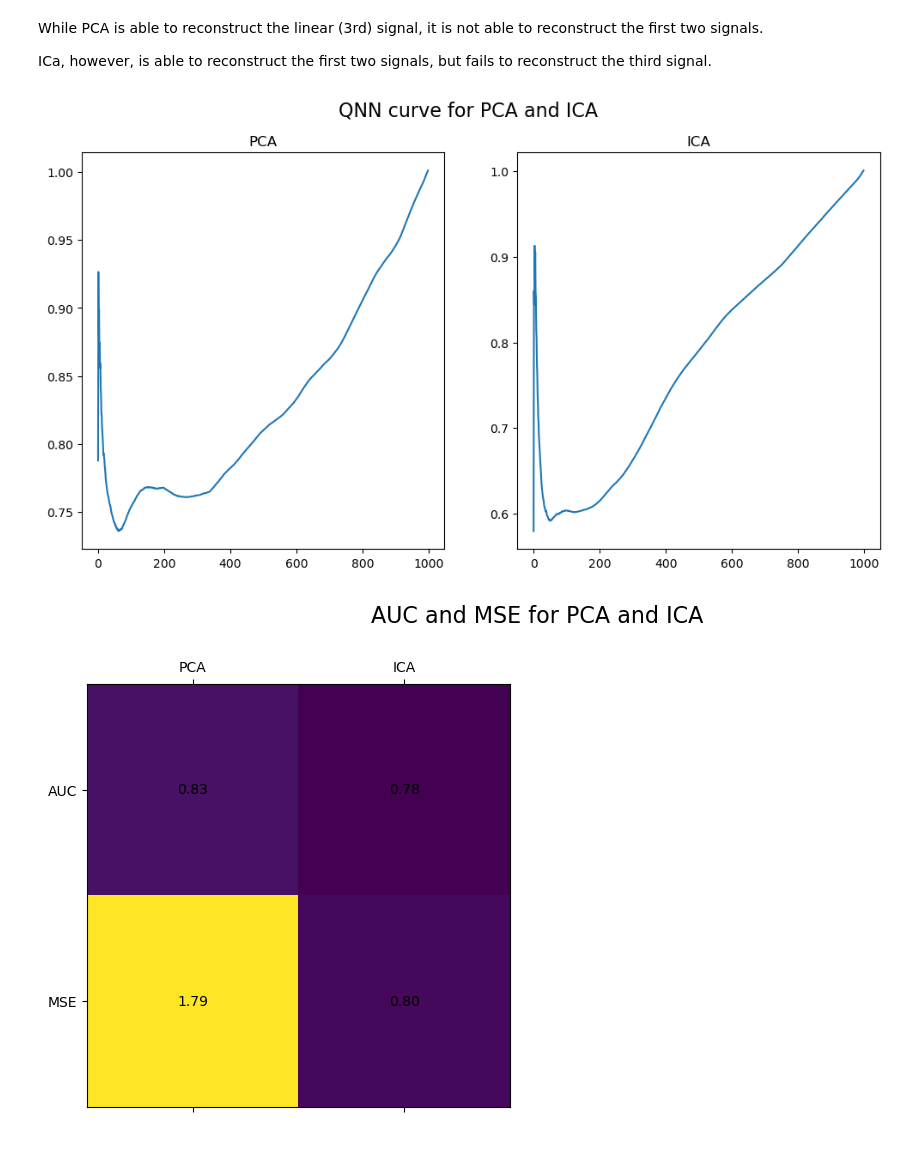
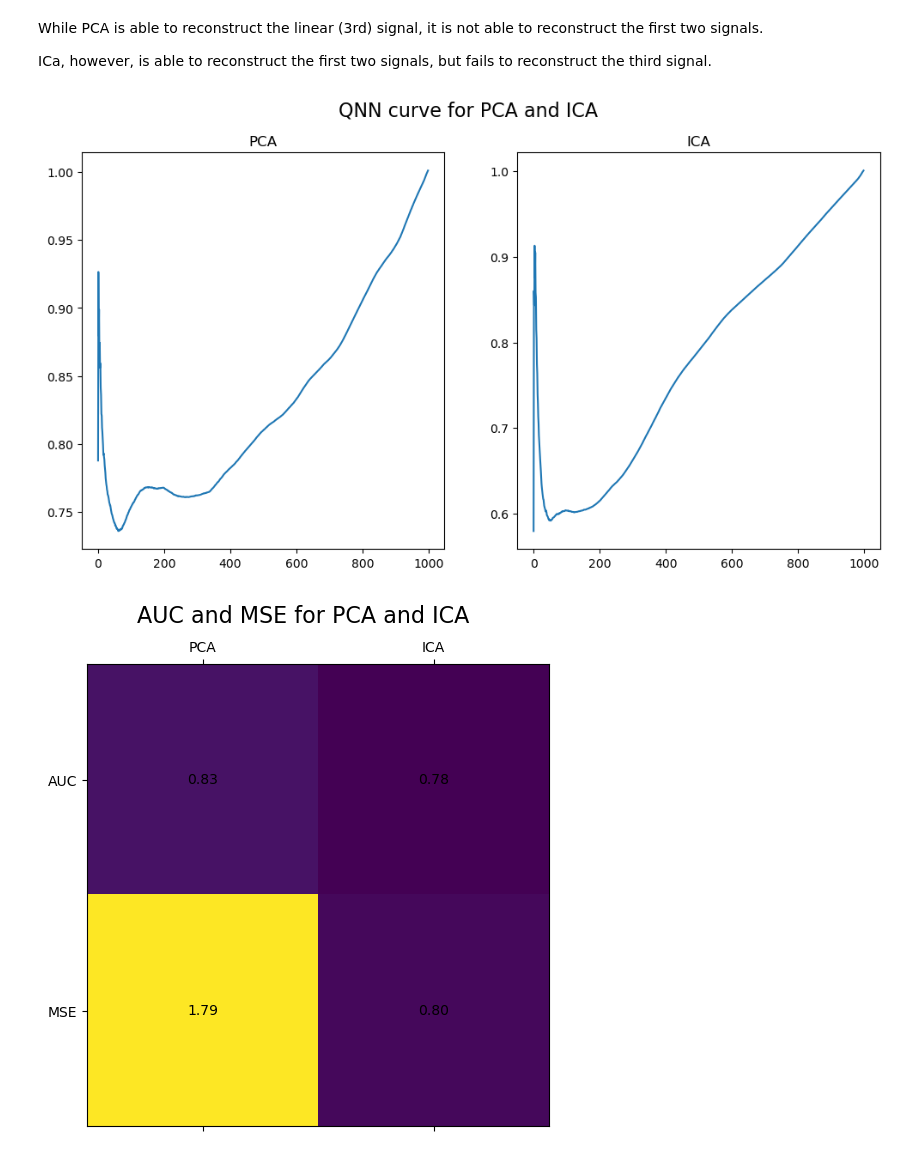
Before and after one commit to AntiAura/machine_learning_web_submission, a Jupyter notebook: 02/Task01.ipynb, the cells around one changed output. Saved outputs shown, nothing was run; the diff lists cells and outputs as text; code cells hidden in the pictures.

```diff
--- a/02/Task01.ipynb
+++ b/02/Task01.ipynb
@@ -96,32 +96,32 @@ from pyDRMetrics.pyDRMetrics import DRMetrics
 metrics_pca = DRMetrics(f.T, x_PCA, x_PCA_inv)
 metrics_ica = DRMetrics(f.T, x_ICA, x_ICA_inv)
 
 # Plot QNN curve for PCA and ICA
 figure = plt.figure(figsize=(12, 6))
 figure.suptitle("QNN curve for PCA and ICA", fontsize=16)
 ax1 = figure.add_subplot(1, 2, 1)
 ax1.plot(metrics_pca.QNN)
 ax1.title.set_text("PCA")
 ax2 = figure.add_subplot(1, 2, 2)
 ax2.plot(metrics_ica.QNN)
 ax2.title.set_text("ICA")
 
 auc_pca = metrics_pca.AUC
 auc_ica = metrics_ica.AUC
 mse_pca = metrics_pca.mse
 mse_ica = metrics_ica.mse
 
 # Plot AUC and MSE with matshow
 figure = plt.figure(figsize=(12, 6))
 figure.suptitle("AUC and MSE for PCA and ICA", fontsize=16)
-ax1 = figure.add_subplot(1, 2, 1)
+ax1 = figure.add_subplot(1, 1, 1)
 ax1.matshow(np.array([[auc_pca, auc_ica], [mse_pca, mse_ica]]))
 ax1.set_xticks([0, 1])
 ax1.set_xticklabels(["PCA", "ICA"])
 ax1.set_yticks([0, 1])
 ax1.set_yticklabels(["AUC", "MSE"])
 for (i, j), z in np.ndenumerate(np.array([[auc_pca, auc_ica], [mse_pca, mse_ica]])):
     ax1.text(j, i, '{:0.2f}'.format(z), ha='center', va='center')
 # %% [output]
 [figure]
-[figure, old version]
+[figure, new version]
```
